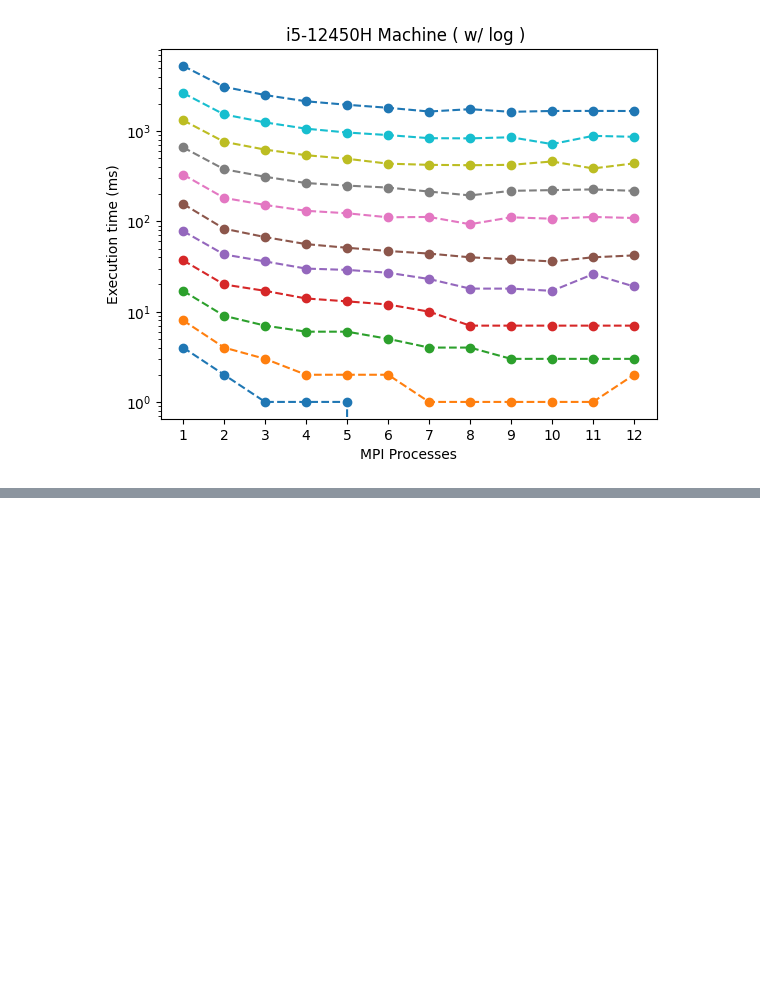
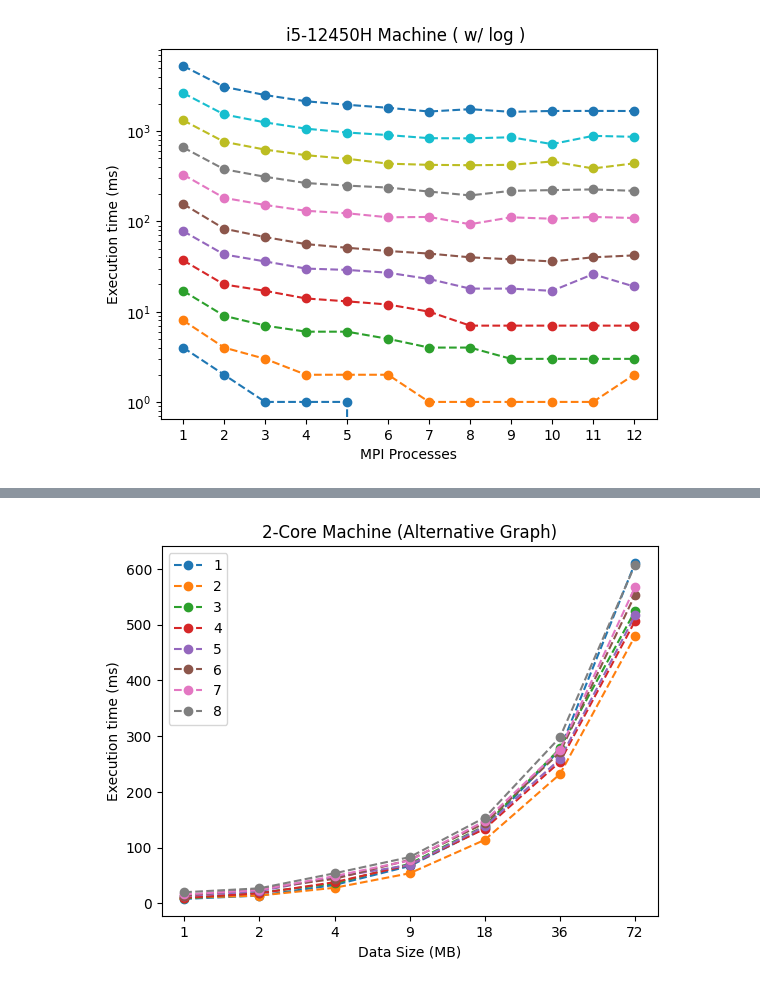
Before and after one commit to AndrejFinki/ECG_Parallel_Compression, a Jupyter notebook: src/visualize.ipynb, the cells around one changed output, grey strips where cells are left out. Saved outputs shown, nothing was run; the diff lists cells and outputs as text; code cells hidden in the pictures; blank space fills up the shorter version.

Commit message:
Add new type of graph

```diff
--- a/src/visualize.ipynb
+++ b/src/visualize.ipynb
@@ -80,3 +101,7 @@ display_results_standard( data_i5_12450H, 'i5-12450H Machine' )
 display_results_log( data_i5_12450H, 'i5-12450H Machine ( w/ log ) ' )
 # %% [output]
 [figure]
+# %%
+tr_data_2core = pandas.read_csv( '../results/results_transposed/2core.csv' )
+tr_data_4core = pandas.read_csv( '../results/results_transposed/4core.csv' )
+tr_data_i5    = pandas.read_csv(    '../results/results_transposed/i5.csv' )
@@ -82,0 +124,18 @@ display_results_log( data_i5_12450H, 'i5-12450H Machine ( w/ log ) ' )
+# %%
+def display_results_transposed( data: pandas.DataFrame, title: str ):
+    for pcount in data[ 'Pcount' ]:
+        matplotlib.pyplot.title( title )
+        matplotlib.pyplot.xlabel( "Data Size (MB)" )
+        matplotlib.pyplot.ylabel( "Execution time (ms)" )
+        matplotlib.pyplot.plot(
+            data[ data.Pcount == pcount ].columns[ 1 : ],
+            data[ data.Pcount == pcount ].iloc[ 0, 1 : ],
+            marker = 'o',
+            linestyle = 'dashed',
+            label = pcount
+        )
+        matplotlib.pyplot.legend()
+# %%
+display_results_transposed( tr_data_2core, "2-Core Machine (Alternative Graph)" )
+# %% [output]
+[figure, added]
```
Also changed, not shown: parts of 7 cells of this notebook, 8 other files.
